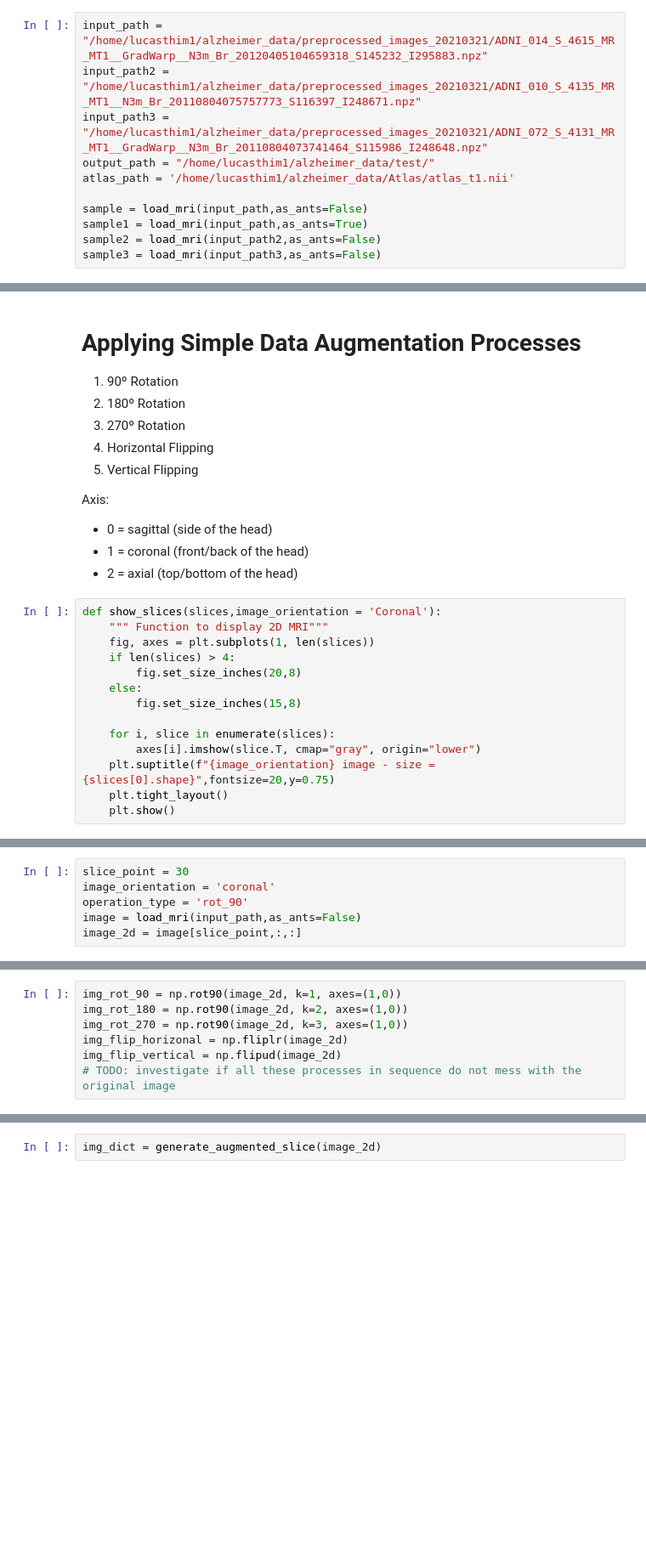
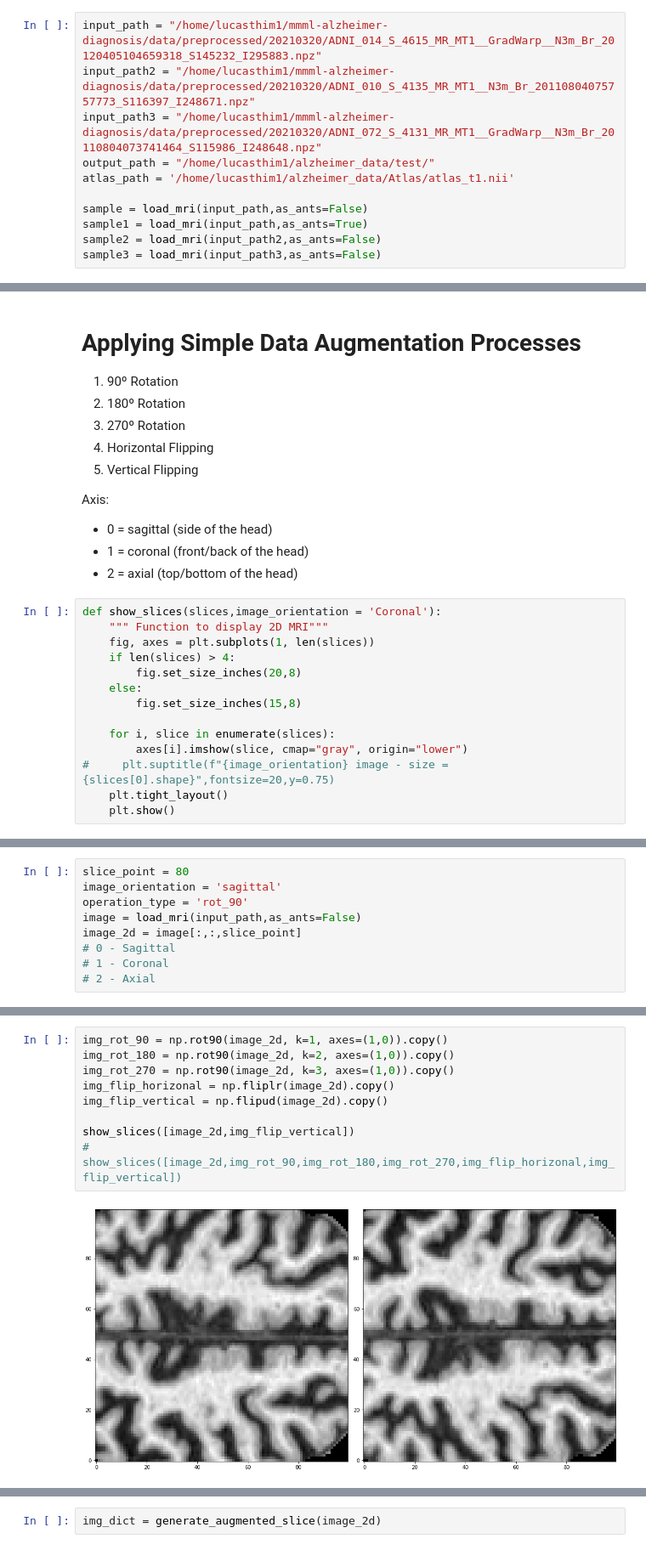
Before and after one commit to lucasthim/mmml-alzheimer-diagnosis, a Jupyter notebook: notebooks/10_MRI_Data_Augmentation_tests.ipynb, the cells around one changed output, grey strips where cells are left out. Shown at 85% size. Drawn from its saved outputs; the diff is of its cells as text; blank space fills up the shorter version.

```diff
--- a/notebooks/10_MRI_Data_Augmentation_tests.ipynb
+++ b/notebooks/10_MRI_Data_Augmentation_tests.ipynb
@@ -44,9 +35,9 @@ os.listdir("/home/lucasthim1/alzheimer_data/preprocessed_images_20210321/")[:10]
  'ADNI_006_S_4150_MR_MT1__N3m_Br_20110816095158391_S117925_I250657.npz',
  'ADNI_128_S_4745_MR_MT1__GradWarp__N3m_Br_20120626143852286_S153274_I312672.npz']
 # %%
-input_path = "/home/lucasthim1/alzheimer_data/preprocessed_images_20210321/ADNI_014_S_4615_MR_MT1__GradWarp__N3m_Br_20120405104659318_S145232_I295883.npz"
-input_path2 = "/home/lucasthim1/alzheimer_data/preprocessed_images_20210321/ADNI_010_S_4135_MR_MT1__N3m_Br_20110804075757773_S116397_I248671.npz"
-input_path3 = "/home/lucasthim1/alzheimer_data/preprocessed_images_20210321/ADNI_072_S_4131_MR_MT1__GradWarp__N3m_Br_20110804073741464_S115986_I248648.npz"
+input_path = "/home/lucasthim1/mmml-alzheimer-diagnosis/data/preprocessed/20210320/ADNI_014_S_4615_MR_MT1__GradWarp__N3m_Br_20120405104659318_S145232_I295883.npz"
+input_path2 = "/home/lucasthim1/mmml-alzheimer-diagnosis/data/preprocessed/20210320/ADNI_010_S_4135_MR_MT1__N3m_Br_20110804075757773_S116397_I248671.npz"
+input_path3 = "/home/lucasthim1/mmml-alzheimer-diagnosis/data/preprocessed/20210320/ADNI_072_S_4131_MR_MT1__GradWarp__N3m_Br_20110804073741464_S115986_I248648.npz"
 output_path = "/home/lucasthim1/alzheimer_data/test/"
 atlas_path = '/home/lucasthim1/alzheimer_data/Atlas/atlas_t1.nii'
 
@@ -98,7 +89,7 @@ def show_slices(slices,image_orientation = 'Coronal'):
         fig.set_size_inches(15,8)
 
     for i, slice in enumerate(slices):
-        axes[i].imshow(slice.T, cmap="gray", origin="lower")
-    plt.suptitle(f"{image_orientation} image - size = {slices[0].shape}",fontsize=20,y=0.75)
+        axes[i].imshow(slice, cmap="gray", origin="lower")
+#     plt.suptitle(f"{image_orientation} image - size = {slices[0].shape}",fontsize=20,y=0.75)
     plt.tight_layout()
     plt.show()
@@ -107,6 +96,9 @@ def show_slices(slices,image_orientation = 'Coronal'):
 # %%
-slice_point = 30
-image_orientation = 'coronal'
+slice_point = 80
+image_orientation = 'sagittal'
 operation_type = 'rot_90'
 image = load_mri(input_path,as_ants=False)
-image_2d = image[slice_point,:,:]
+image_2d = image[:,:,slice_point]
+# 0 - Sagittal
+# 1 - Coronal
+# 2 - Axial
@@ -118,7 +105,11 @@ output_path + create_file_name_from_path(input_path)+ '_' + image_orientation +
 # %%
-img_rot_90 = np.rot90(image_2d, k=1, axes=(1,0))
-img_rot_180 = np.rot90(image_2d, k=2, axes=(1,0))
-img_rot_270 = np.rot90(image_2d, k=3, axes=(1,0))
-img_flip_horizonal = np.fliplr(image_2d)
-img_flip_vertical = np.flipud(image_2d)
-# TODO: investigate if all these processes in sequence do not mess with the original image
+img_rot_90 = np.rot90(image_2d, k=1, axes=(1,0)).copy()
+img_rot_180 = np.rot90(image_2d, k=2, axes=(1,0)).copy()
+img_rot_270 = np.rot90(image_2d, k=3, axes=(1,0)).copy()
+img_flip_horizonal = np.fliplr(image_2d).copy()
+img_flip_vertical = np.flipud(image_2d).copy()
+
+show_slices([image_2d,img_flip_vertical])
+# show_slices([image_2d,img_rot_90,img_rot_180,img_rot_270,img_flip_horizonal,img_flip_vertical])
+# %% [output]
+[figure, added]
```
Also changed, not shown: parts of 25 cells of this notebook, 8 other files.
